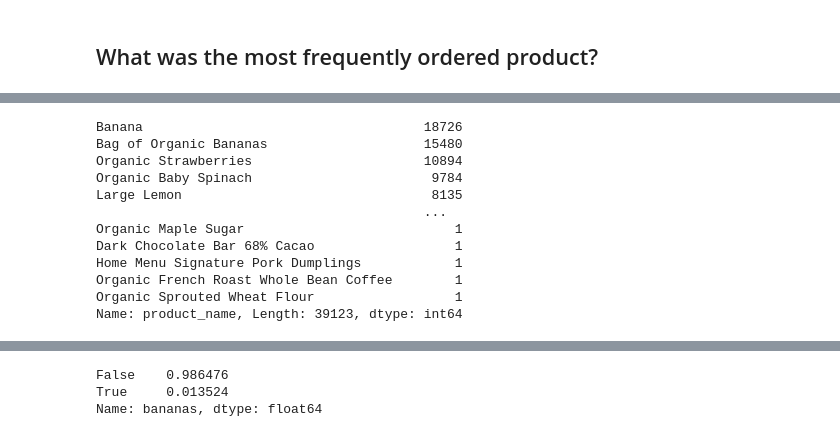
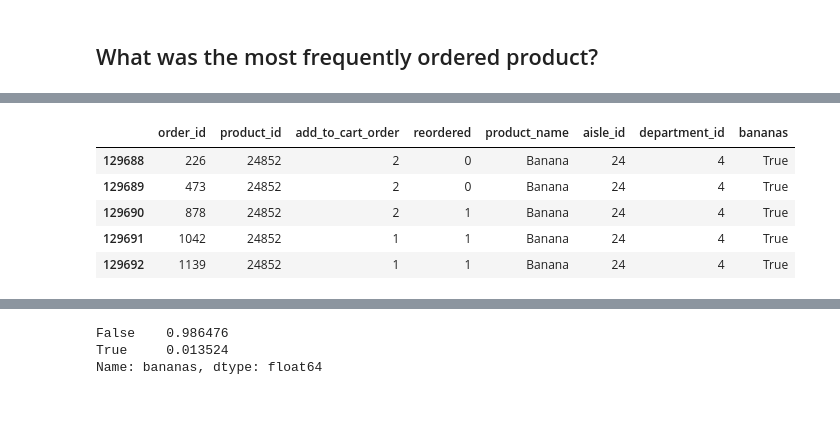
Before and after one commit to austinlasseter/DS-Unit-2-Applied-Modeling, a Jupyter notebook: module2-wrangle-ml-datasets/232_responses.ipynb, the cells around one changed output, grey strips where cells are left out. Cells and saved outputs as stored; diff of their text form; code cells hidden in the pictures; blank space fills up the shorter version.

```diff
--- a/module2-wrangle-ml-datasets/232_responses.ipynb
+++ b/module2-wrangle-ml-datasets/232_responses.ipynb
@@ -276,17 +269,13 @@ products.shape
 # %%
-train = pd.merge(order_products__train, products, how='inner', left_on='product_id', right_on='product_id')
+# merge the tables together
+train = pd.merge(order_products__train, products, on='product_id', how='inner')
-# %%
-train['product_name'].value_counts()
-# %% [output]
-Banana                                    18726
-Bag of Organic Bananas                    15480
-Organic Strawberries                      10894
-Organic Baby Spinach                       9784
-Large Lemon                                8135
-                                          ...
-Organic Maple Sugar                           1
-Dark Chocolate Bar 68% Cacao                  1
-Home Menu Signature Pork Dumplings            1
-Organic French Roast Whole Bean Coffee        1
-Organic Sprouted Wheat Flour                  1
-Name: product_name, Length: 39123, dtype: int64
+# %%
+# looks like it's a banana
+train[train['product_id']==24852].head()
+# %% [output]
+|  | order_id | product_id | add_to_cart_order | reordered | product_name | aisle_id | department_id | bananas |
+| 129688 | 226 | 24852 | 2 | 0 | Banana | 24 | 4 | True |
+| 129689 | 473 | 24852 | 2 | 0 | Banana | 24 | 4 | True |
+| 129690 | 878 | 24852 | 2 | 1 | Banana | 24 | 4 | True |
+| 129691 | 1042 | 24852 | 1 | 1 | Banana | 24 | 4 | True |
+| 129692 | 1139 | 24852 | 1 | 1 | Banana | 24 | 4 | True |
```
Also changed, not shown: parts of 27 cells of this notebook.
